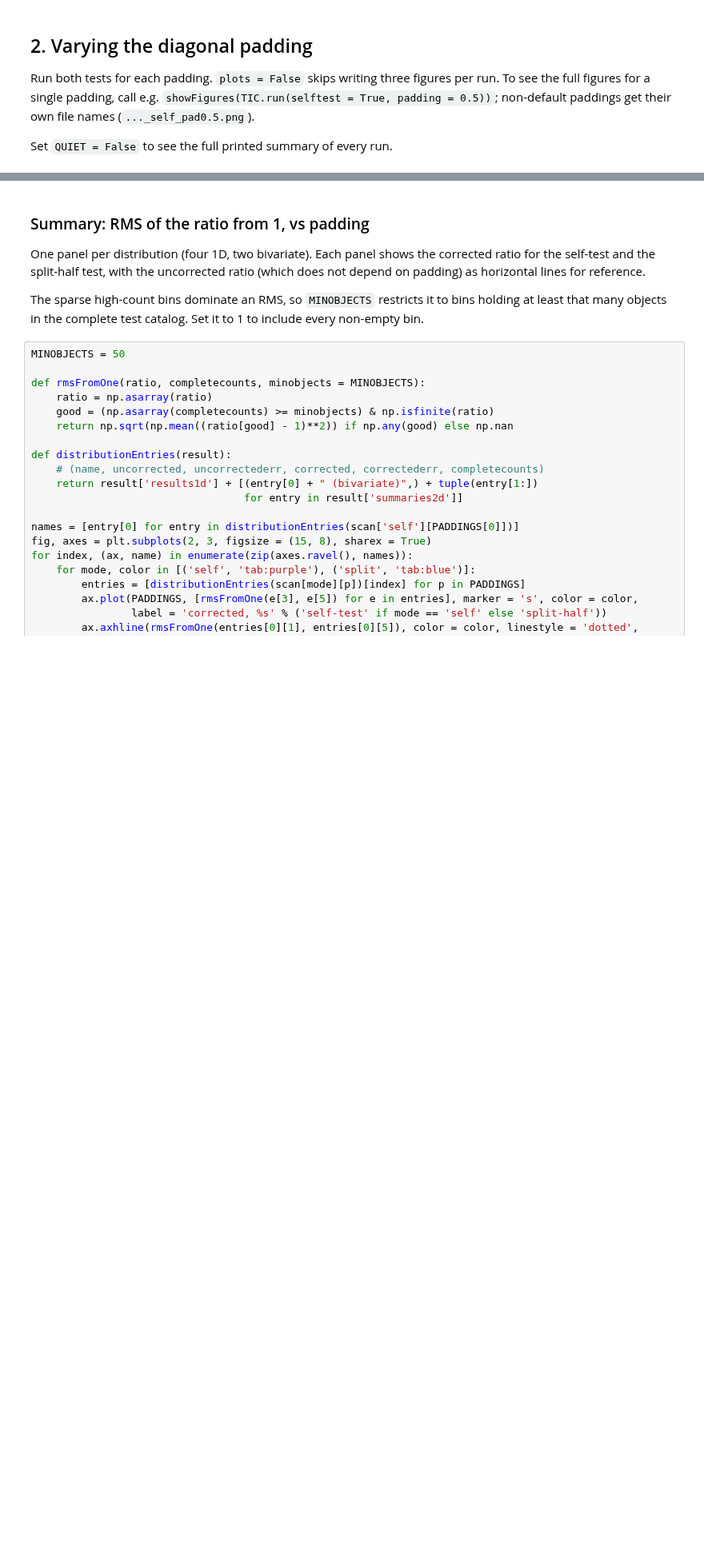
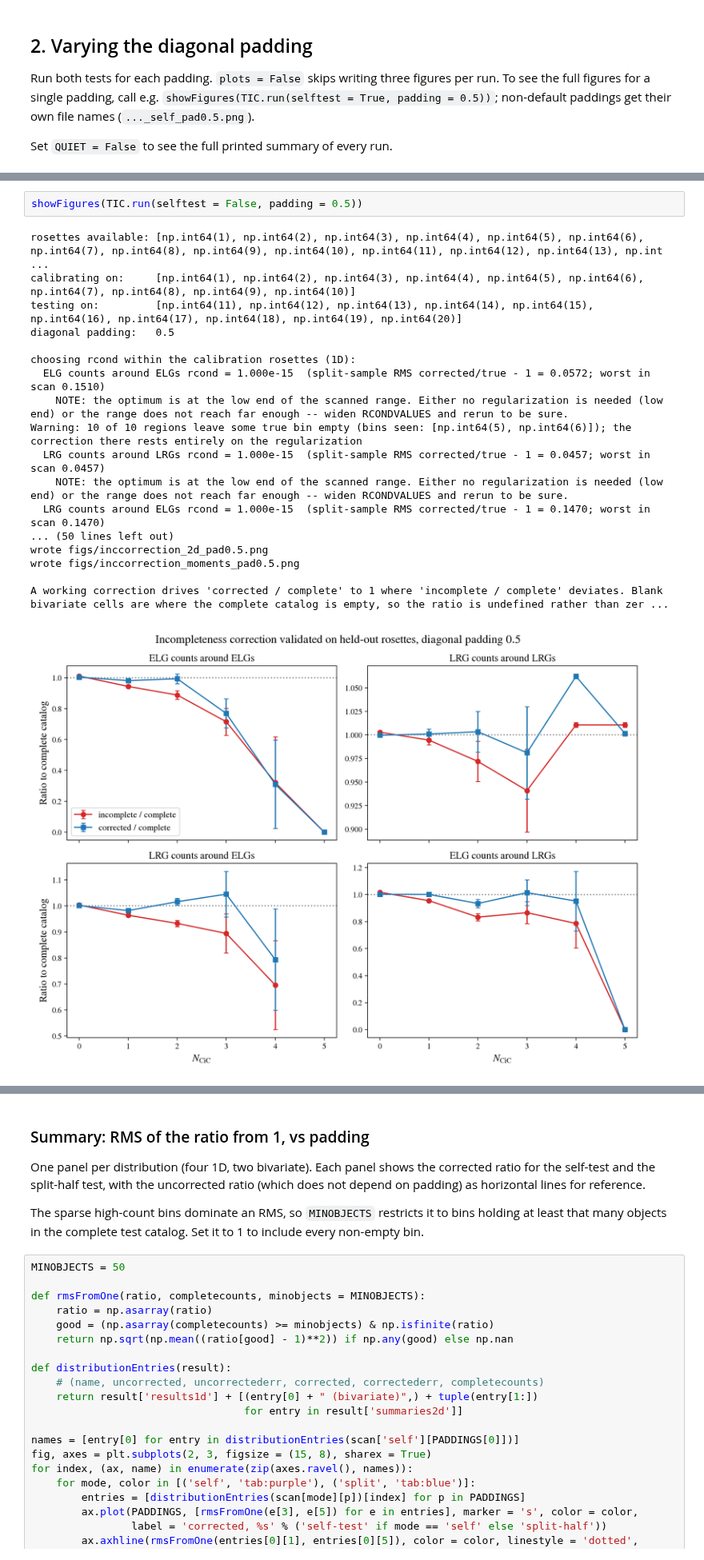
Before and after one commit to catherine-miller/CountsinCylinders, a Jupyter notebook: TestIncompletenessPadding.ipynb, the cells around one changed output, grey strips where cells are left out. Shown at 80% size. Cells and saved outputs as stored; diff of their text form; blank space fills up the shorter version.

Commit message:
running padding test

```diff
--- a/TestIncompletenessPadding.ipynb
+++ b/TestIncompletenessPadding.ipynb
@@ -76,0 +199,21 @@ for padding in PADDINGS:
+# %%
+showFigures(TIC.run(selftest = False, padding = 0.5))
+# %% [output]
+rosettes available: [np.int64(1), np.int64(2), np.int64(3), np.int64(4), np.int64(5), np.int64(6), np.int64(7), np.int64(8), np.int64(9), np.int64(10), np.int64(11), np.int64(12), np.int64(13), np.int ...
+calibrating on:     [np.int64(1), np.int64(2), np.int64(3), np.int64(4), np.int64(5), np.int64(6), np.int64(7), np.int64(8), np.int64(9), np.int64(10)]
+testing on:         [np.int64(11), np.int64(12), np.int64(13), np.int64(14), np.int64(15), np.int64(16), np.int64(17), np.int64(18), np.int64(19), np.int64(20)]
+diagonal padding:   0.5
+
+choosing rcond within the calibration rosettes (1D):
+  ELG counts around ELGs rcond = 1.000e-15  (split-sample RMS corrected/true - 1 = 0.0572; worst in scan 0.1510)
+    NOTE: the optimum is at the low end of the scanned range. Either no regularization is needed (low end) or the range does not reach far enough -- widen RCONDVALUES and rerun to be sure.
+Warning: 10 of 10 regions leave some true bin empty (bins seen: [np.int64(5), np.int64(6)]); the correction there rests entirely on the regularization
+  LRG counts around LRGs rcond = 1.000e-15  (split-sample RMS corrected/true - 1 = 0.0457; worst in scan 0.0457)
+    NOTE: the optimum is at the low end of the scanned range. Either no regularization is needed (low end) or the range does not reach far enough -- widen RCONDVALUES and rerun to be sure.
+  LRG counts around ELGs rcond = 1.000e-15  (split-sample RMS corrected/true - 1 = 0.1470; worst in scan 0.1470)
+... (50 lines left out)
+wrote figs/inccorrection_2d_pad0.5.png
+wrote figs/inccorrection_moments_pad0.5.png
+
+A working correction drives 'corrected / complete' to 1 where 'incomplete / complete' deviates. Blank bivariate cells are where the complete catalog is empty, so the ratio is undefined rather than zer ...
+[figure, added]
```
Also changed, not shown: parts of 9 cells of this notebook, 17 other files.
